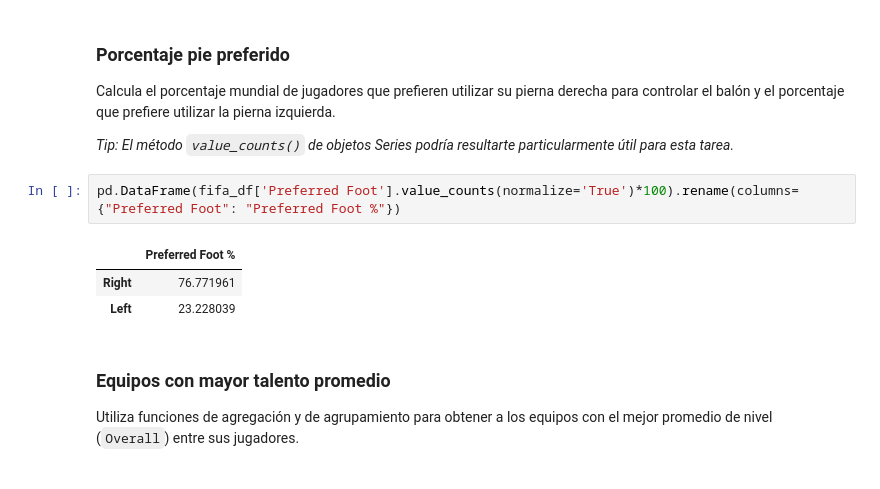
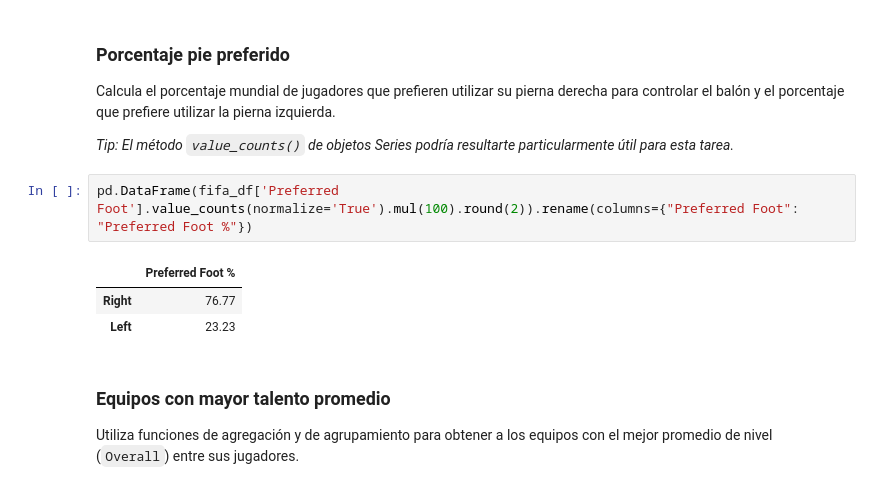
Before and after one commit to SalRmz/DCDP, a Jupyter notebook: 01 Programación en Python/notebooks/exercises/Practica3_Pandas.ipynb, the cells around one changed output. Cells and saved outputs as stored; diff of their text form.

````diff
--- a/01 Programación en Python/notebooks/exercises/Practica3_Pandas.ipynb
+++ b/01 Programación en Python/notebooks/exercises/Practica3_Pandas.ipynb
@@ -480,11 +480,11 @@ Calcula el porcentaje mundial de jugadores que prefieren utilizar su pierna dere
 
 *Tip: El método ```value_counts()``` de objetos Series podría resultarte particularmente útil para esta tarea.*
 # %%
-pd.DataFrame(fifa_df['Preferred Foot'].value_counts(normalize='True')*100).rename(columns={"Preferred Foot": "Preferred Foot %"})
+pd.DataFrame(fifa_df['Preferred Foot'].value_counts(normalize='True').mul(100).round(2)).rename(columns={"Preferred Foot": "Preferred Foot %"})
 # %% [output]
 |  | Preferred Foot % |
-| Right | 76.771961 |
-| Left | 23.228039 |
+| Right | 76.77 |
+| Left | 23.23 |
 # %% [markdown]
 ### Equipos con mayor talento promedio
 
````
Also changed, not shown: parts of 12 cells of this notebook.
